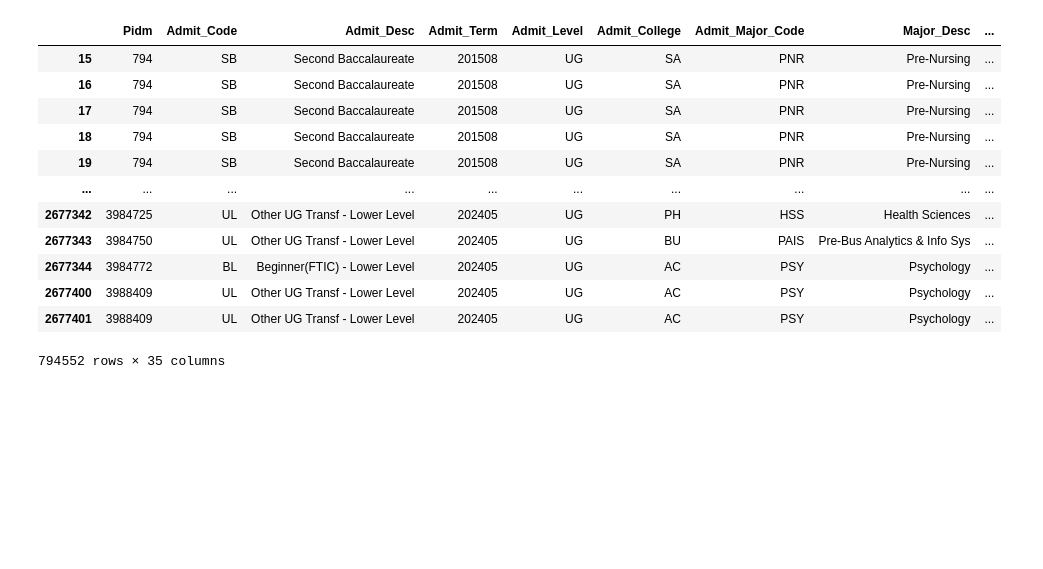
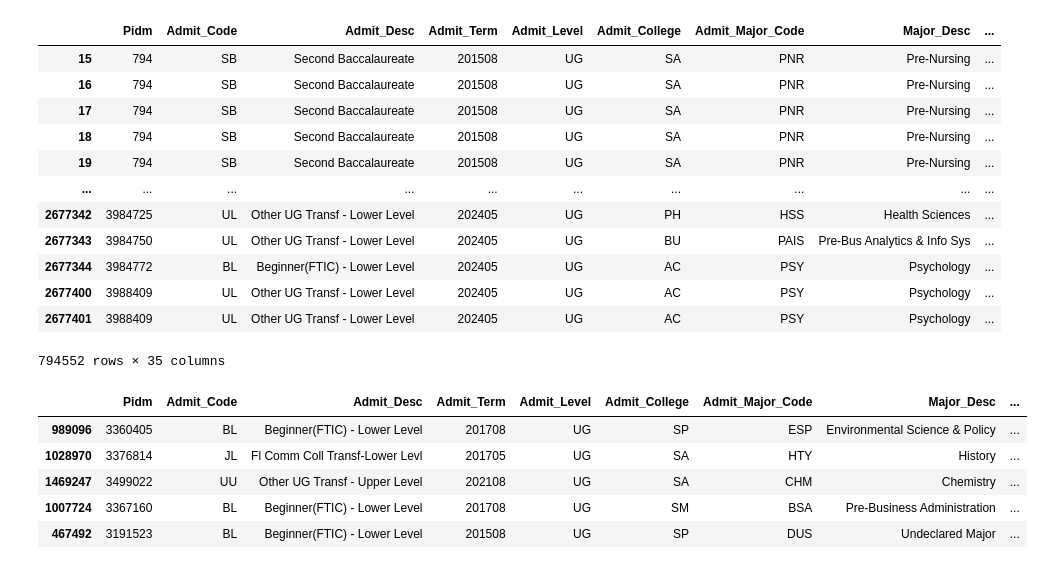
Before and after one commit to ArtKrutsko/CIS4915, a Jupyter notebook: data-licato.ipynb, the cells around one changed output. Saved outputs shown, nothing was run; the diff lists cells and outputs as text; code cells hidden in the pictures; blank space fills up the shorter version.

```diff
--- a/data-licato.ipynb
+++ b/data-licato.ipynb
@@ -278,31 +278,39 @@ grouped.head(10)
 all_data = []
 # Process each student
 for pidm, student_data in grouped:
     # Sort the student's data by 'Term'
     student_data = student_data.sort_values('Term')
     # Reset index to ensure correct iteration
     student_data = student_data.reset_index(drop=True)
     # Initialize an empty list to keep track of cumulative grades
     cumulative_grades = []
     for idx, row in student_data.iterrows():
         current_term = row['Term']
         # Get previous classes before the current term
         previous_classes = student_data[student_data['Term'] < current_term]
         # Compute cumulative GPA up to the current term
         if not previous_classes.empty:
             cumulative_gpa = previous_classes['FINAL_GRADE_NUM'].mean()
         else:
             cumulative_gpa = None  # No previous grades
         # Collect previous classes data
         previous_classes_list = previous_classes[['SUBJ', 'CRSE_NUMB', 'FINAL_GRADE', 'FINAL_GRADE_NUM']].to_dict('records')
         # Create a new row with current class data and previous classes info
         new_row = row.to_dict()
         new_row['Previous_Classes'] = previous_classes_list
         new_row['Cumulative_GPA'] = cumulative_gpa
         all_data.append(new_row)
 
 # Create a new DataFrame from the list
 new_df = pd.DataFrame(all_data)
 
 # Display the new DataFrame
-print(new_df[['Pidm', 'Term', 'SUBJ', 'CRSE_NUMB', 'FINAL_GRADE', 'Cumulative_GPA', 'Previous_Classes']])
+#print(new_df[['Pidm', 'Term', 'SUBJ', 'CRSE_NUMB', 'FINAL_GRADE', 'Cumulative_GPA', 'Previous_Classes']])
+new_df.sample(5)
+# %% [output]
+|  | Pidm | Admit_Code | Admit_Desc | Admit_Term | Admit_Level | Admit_College | Admit_Major_Code | Major_Desc | ... |
+| 989096 | 3360405 | BL | Beginner(FTIC) - Lower Level | 201708 | UG | SP | ESP | Environmental Science & Policy | ... |
+| 1028970 | 3376814 | JL | Fl Comm Coll Transf-Lower Levl | 201705 | UG | SA | HTY | History | ... |
+| 1469247 | 3499022 | UU | Other UG Transf - Upper Level | 202108 | UG | SA | CHM | Chemistry | ... |
+| 1007724 | 3367160 | BL | Beginner(FTIC) - Lower Level | 201708 | UG | SM | BSA | Pre-Business Administration | ... |
+| 467492 | 3191523 | BL | Beginner(FTIC) - Lower Level | 201508 | UG | SP | DUS | Undeclared Major | ... |
```
Also changed, not shown: parts of 1 cell of this notebook.
